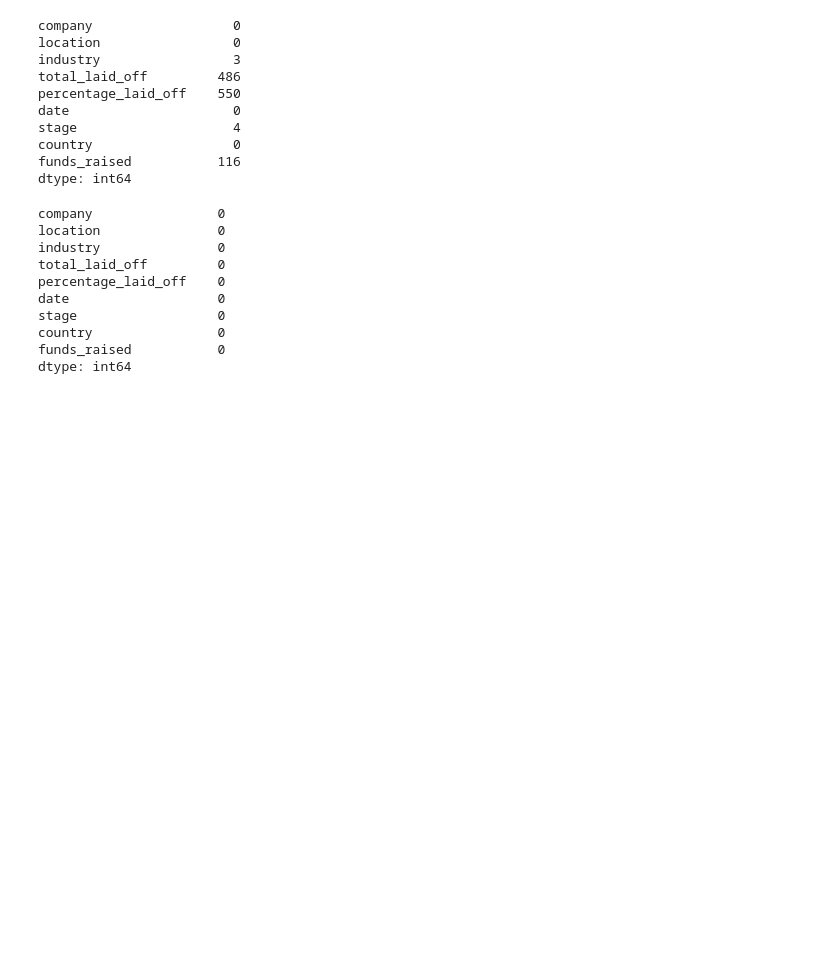
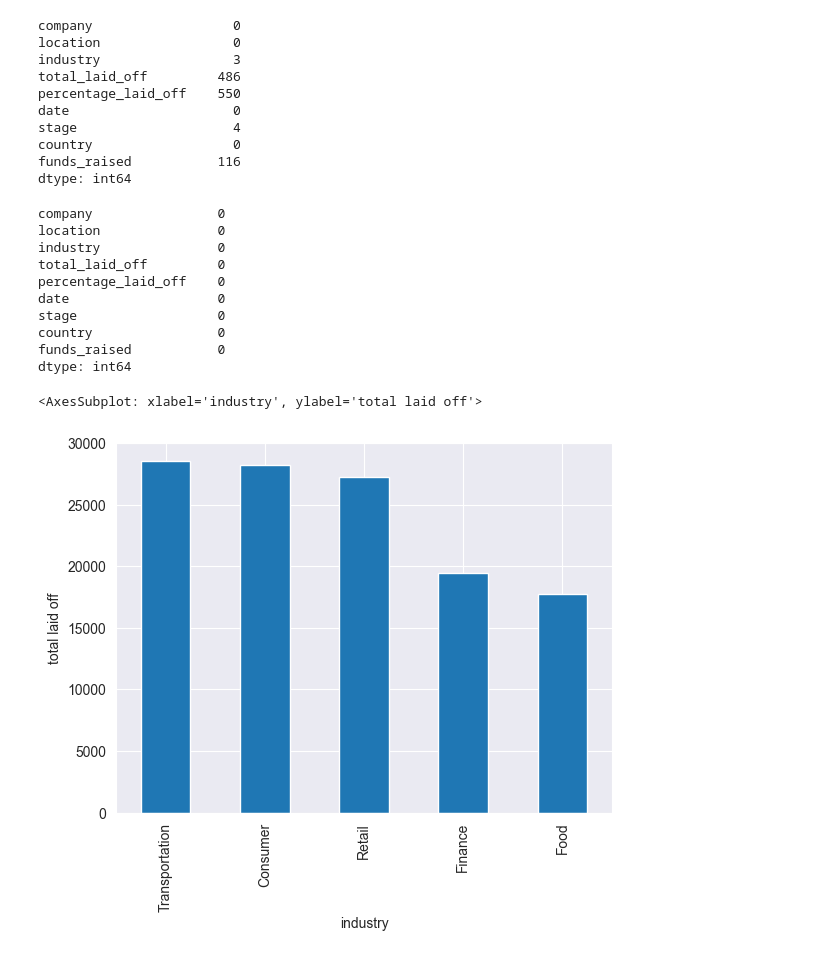
Before and after one commit to dolancode/info450, a Jupyter notebook: BDSFinalProject-master/final.ipynb, the cells around one changed output. Cells and saved outputs as stored; diff of their text form; code cells hidden in the pictures; blank space fills up the shorter version.

```diff
--- a/BDSFinalProject-master/final.ipynb
+++ b/BDSFinalProject-master/final.ipynb
@@ -45,3 +54,10 @@ stage                  0
 country                0
 funds_raised           0
 dtype: int64
+# %%
+# top 5 total laid off in bar chart by industry
+df.head()
+df.groupby('industry')['total_laid_off'].sum().sort_values(ascending=False).head().plot(ylabel="total laid off", kind='bar')
+# %% [output]
+<AxesSubplot: xlabel='industry', ylabel='total laid off'>
+[figure, added]
```
Also changed, not shown: parts of 6 cells of this notebook, 1 other file.
